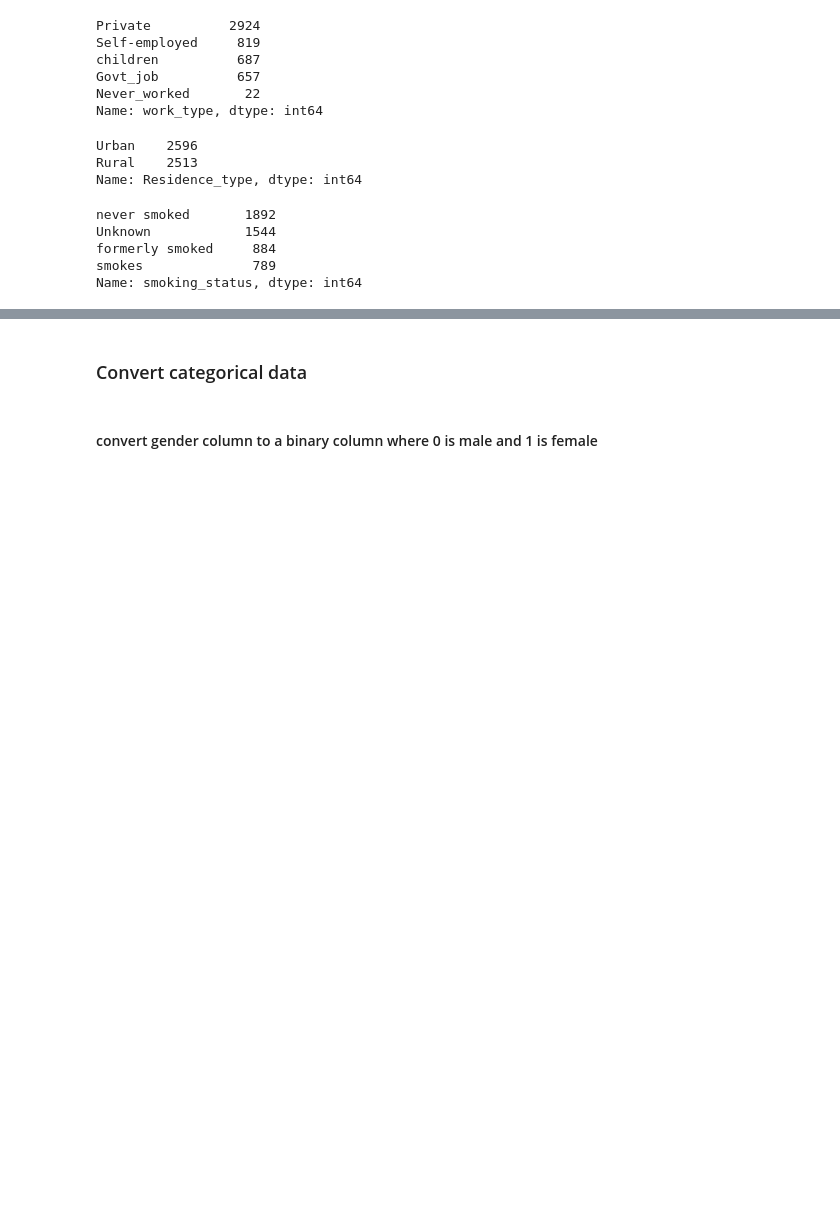
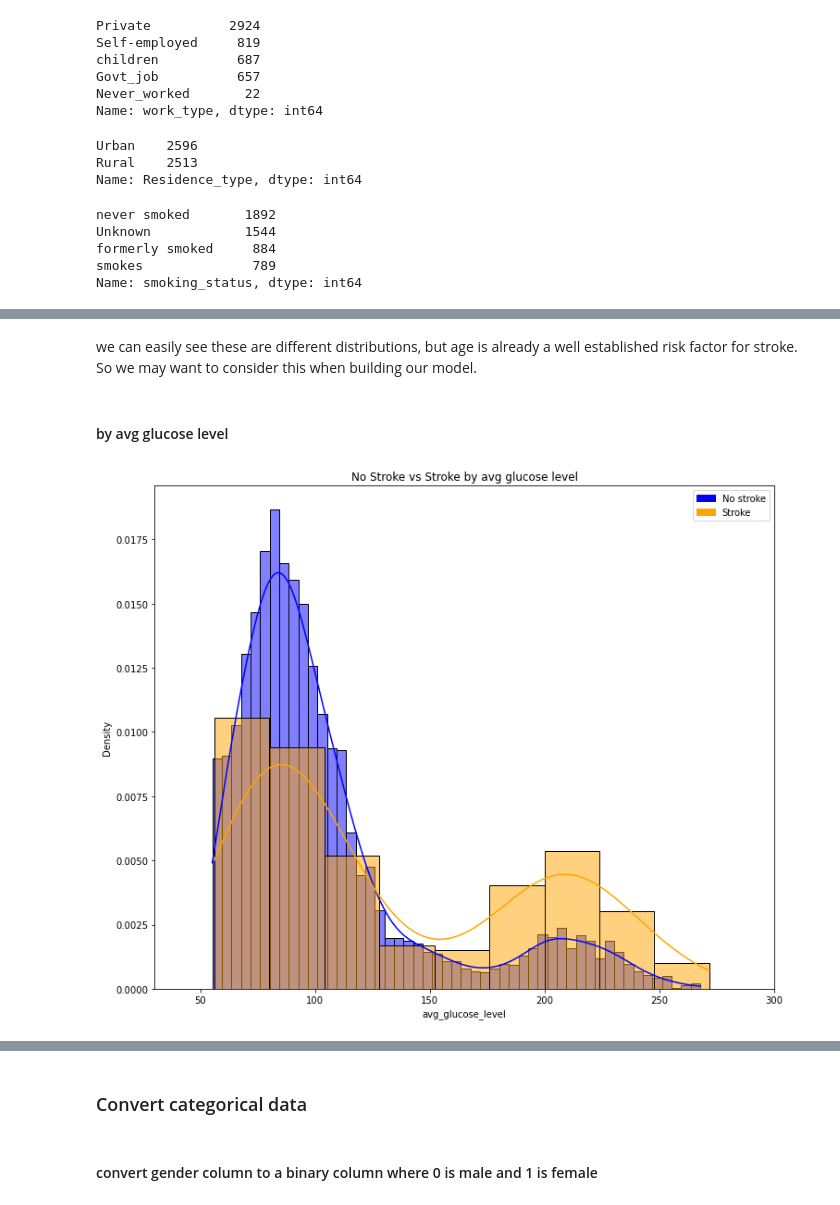
Before and after one commit to rotznmu/stroke_prediction_capstone, a Jupyter notebook: Stroke Prediction.ipynb, the cells around one changed output, grey strips where cells are left out. Saved outputs shown, nothing was run; the diff lists cells and outputs as text; code cells hidden in the pictures; blank space fills up the shorter version.

```diff
--- a/Stroke Prediction.ipynb
+++ b/Stroke Prediction.ipynb
@@ -450,0 +490,18 @@ Name: smoking_status, dtype: int64
+# %% [markdown]
+we can easily see these are different distributions, but age is already a well established risk factor for stroke. So we may want to consider this when building our model.
+# %% [markdown]
+#### by avg glucose level
+# %%
+plt.figure(figsize=(12,10))
+
+sns.histplot(stroke_data[stroke_data['stroke'] == 0]['avg_glucose_level'], color='blue', stat='density', kde=True)
+sns.histplot(stroke_data[stroke_data['stroke'] == 1]['avg_glucose_level'], color='orange', stat='density', kde=True)
+
+plt.title('No Stroke vs Stroke by avg glucose level')
+plt.xlim([30,300])
+no_stroke_leg = mpatches.Patch(color='blue', label='No stroke')
+stroke_leg = mpatches.Patch(color='orange', label='Stroke')
+plt.legend(handles=[no_stroke_leg, stroke_leg])
+plt.show()
+# %% [output]
+[figure, added]
```
Also changed, not shown: parts of 45 cells of this notebook.
